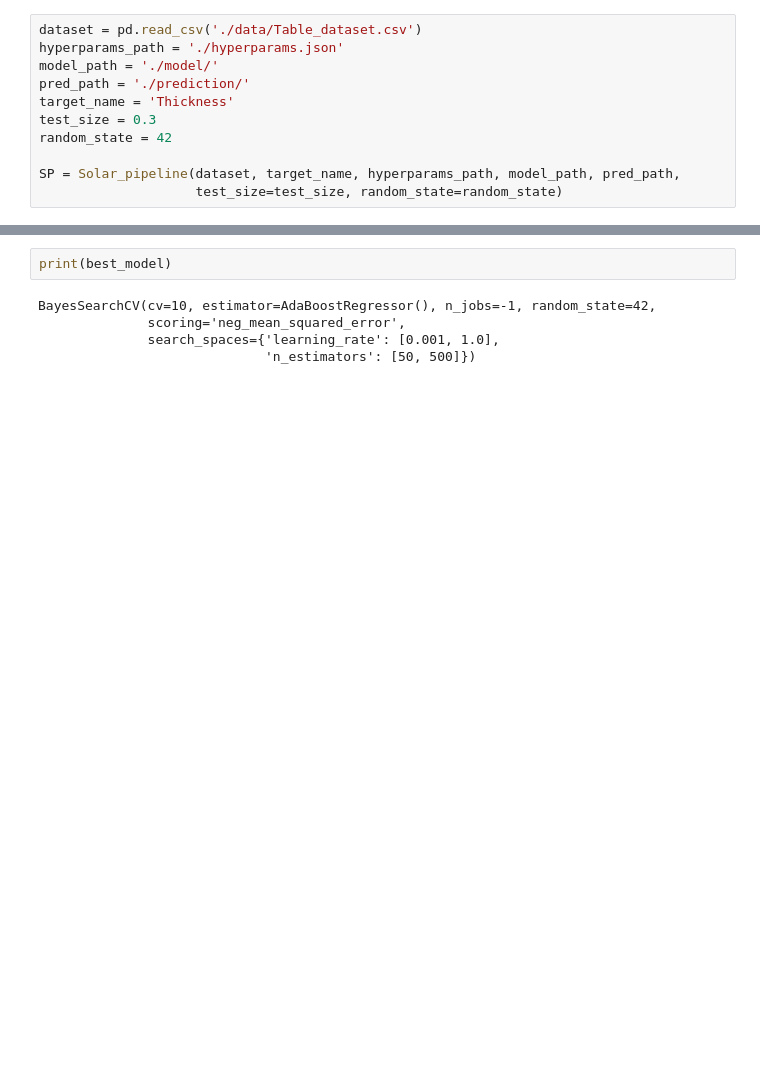
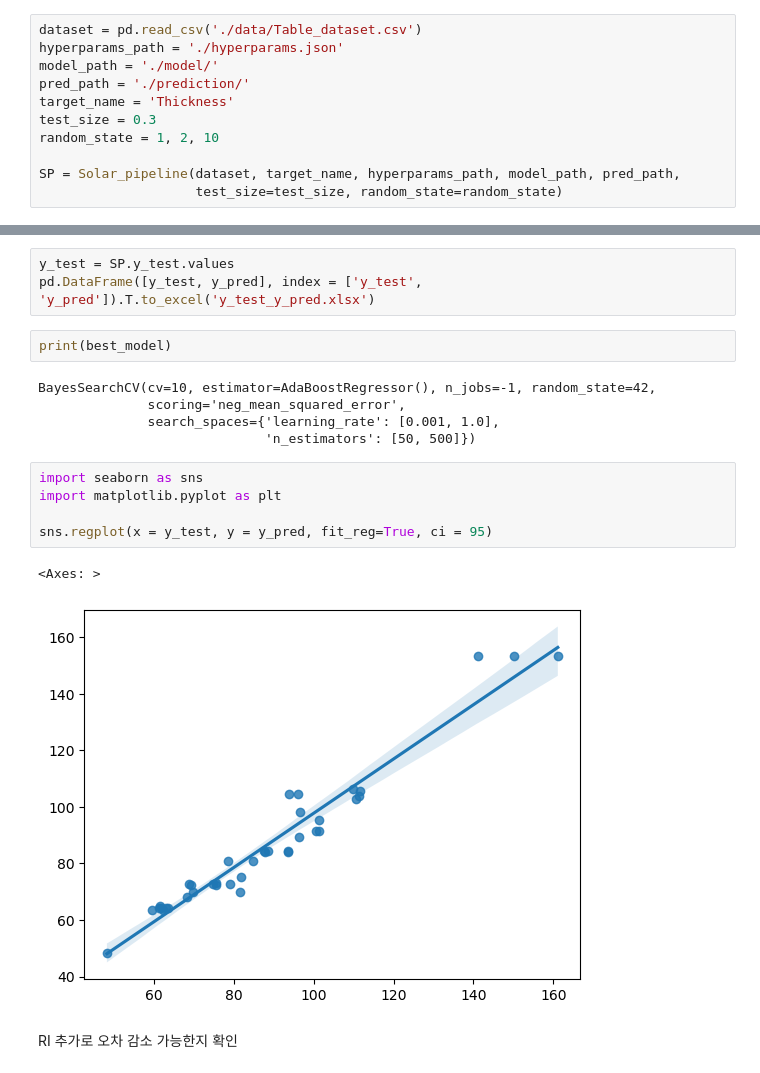
Before and after one commit to umkiyoung/Solar, a Jupyter notebook: Weighted_Average_Reflectance_of_Solar_Cells/Pipeline/pipeline_2.ipynb, the cells around one changed output, grey strips where cells are left out. Saved outputs shown, nothing was run; the diff lists cells and outputs as text; blank space fills up the shorter version.

```diff
--- a/Weighted_Average_Reflectance_of_Solar_Cells/Pipeline/pipeline_2.ipynb
+++ b/Weighted_Average_Reflectance_of_Solar_Cells/Pipeline/pipeline_2.ipynb
@@ -10,7 +10,7 @@ model_path = './model/'
 pred_path = './prediction/'
 target_name = 'Thickness'
 test_size = 0.3
-random_state = 42
+random_state = 1, 2, 10
 
 SP = Solar_pipeline(dataset, target_name, hyperparams_path, model_path, pred_path,
                     test_size=test_size, random_state=random_state)
@@ -125,6 +115,9 @@ MAE      4.920274
 MAPE     5.348904
 Name: AdaBoostRegressor, dtype: float64
 [figure]
+# %%
+y_test = SP.y_test.values
+pd.DataFrame([y_test, y_pred], index = ['y_test', 'y_pred']).T.to_excel('y_test_y_pred.xlsx')
 # %%
 print(best_model)
 # %% [output]
@@ -132,3 +125,13 @@ BayesSearchCV(cv=10, estimator=AdaBoostRegressor(), n_jobs=-1, random_state=42,
               scoring='neg_mean_squared_error',
               search_spaces={'learning_rate': [0.001, 1.0],
                              'n_estimators': [50, 500]})
+# %%
+import seaborn as sns
+import matplotlib.pyplot as plt
+
+sns.regplot(x = y_test, y = y_pred, fit_reg=True, ci = 95)
+# %% [output]
+<Axes: >
+[figure, added]
+# %% [markdown]
+RI 추가로 오차 감소 가능한지 확인
```
Also changed, not shown: parts of 3 cells of this notebook.
